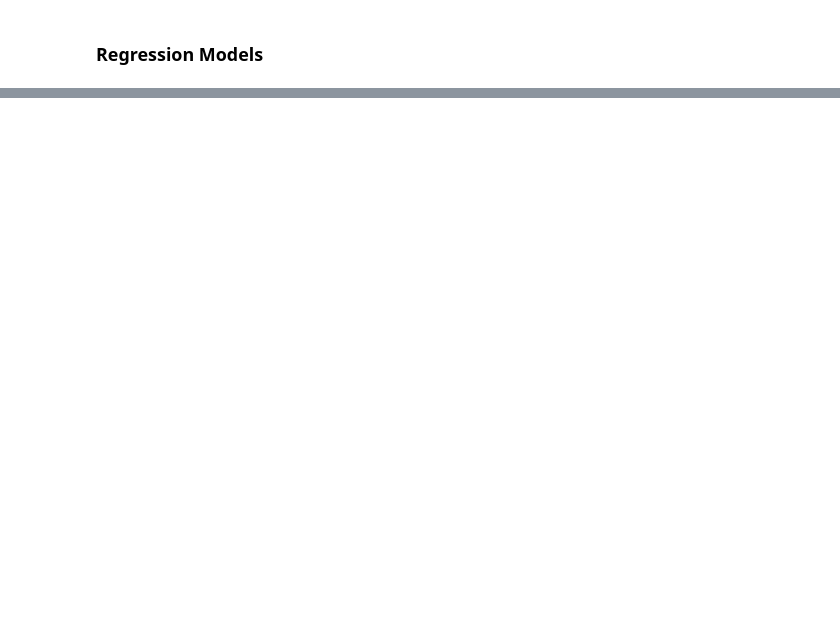
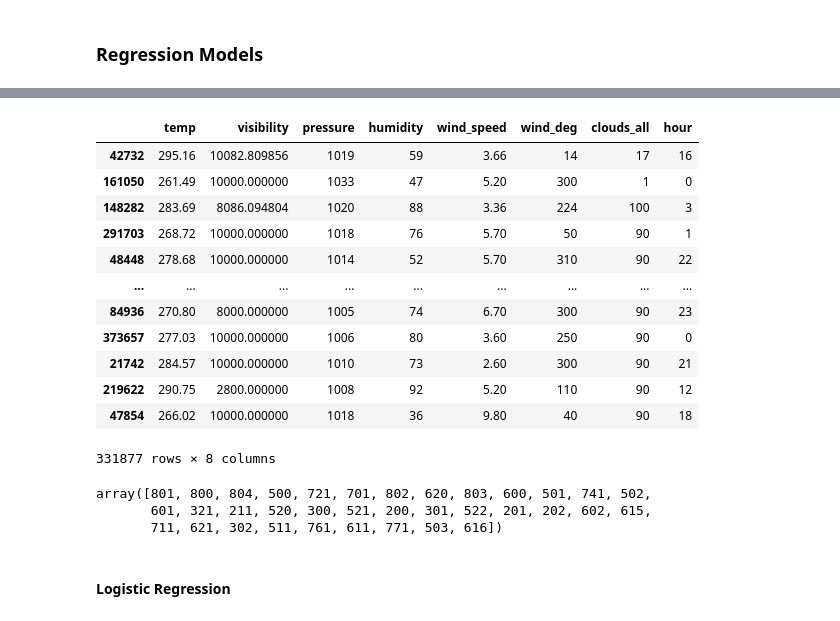
Before and after one commit to Aditya190600/intro-ds-shenanigans, a Jupyter notebook: trials/2-MODELS.ipynb, the cells around one changed output, grey strips where cells are left out. Cells and saved outputs as stored; diff of their text form; code cells hidden in the pictures; blank space fills up the shorter version.

```diff
--- a/trials/2-MODELS.ipynb
+++ b/trials/2-MODELS.ipynb
@@ -400,0 +746,26 @@ We also notice that both of the
+# %%
+Xc_train, Xc_test, yc_train, yc_test = train_test_split(X_c, y_c, test_size=0.2, random_state=193)
+# %%
+Xc_train
+# %% [output]
+|  | temp | visibility | pressure | humidity | wind_speed | wind_deg | clouds_all | hour |
+| 42732 | 295.16 | 10082.809856 | 1019 | 59 | 3.66 | 14 | 17 | 16 |
+| 161050 | 261.49 | 10000.000000 | 1033 | 47 | 5.20 | 300 | 1 | 0 |
+| 148282 | 283.69 | 8086.094804 | 1020 | 88 | 3.36 | 224 | 100 | 3 |
+| 291703 | 268.72 | 10000.000000 | 1018 | 76 | 5.70 | 50 | 90 | 1 |
+| 48448 | 278.68 | 10000.000000 | 1014 | 52 | 5.70 | 310 | 90 | 22 |
+| ... | ... | ... | ... | ... | ... | ... | ... | ... |
+| 84936 | 270.80 | 8000.000000 | 1005 | 74 | 6.70 | 300 | 90 | 23 |
+| 373657 | 277.03 | 10000.000000 | 1006 | 80 | 3.60 | 250 | 90 | 0 |
+| 21742 | 284.57 | 10000.000000 | 1010 | 73 | 2.60 | 300 | 90 | 21 |
+| 219622 | 290.75 | 2800.000000 | 1008 | 92 | 5.20 | 110 | 90 | 12 |
+| 47854 | 266.02 | 10000.000000 | 1018 | 36 | 9.80 | 40 | 90 | 18 |
+331877 rows × 8 columns
+# %%
+yc_train.unique()
+# %% [output]
+array([801, 800, 804, 500, 721, 701, 802, 620, 803, 600, 501, 741, 502,
+       601, 321, 211, 520, 300, 521, 200, 301, 522, 201, 202, 602, 615,
+       711, 621, 302, 511, 761, 611, 771, 503, 616])
+# %% [markdown]
+#### Logistic Regression
```
Also changed, not shown: parts of 56 cells of this notebook, 19 other files.
